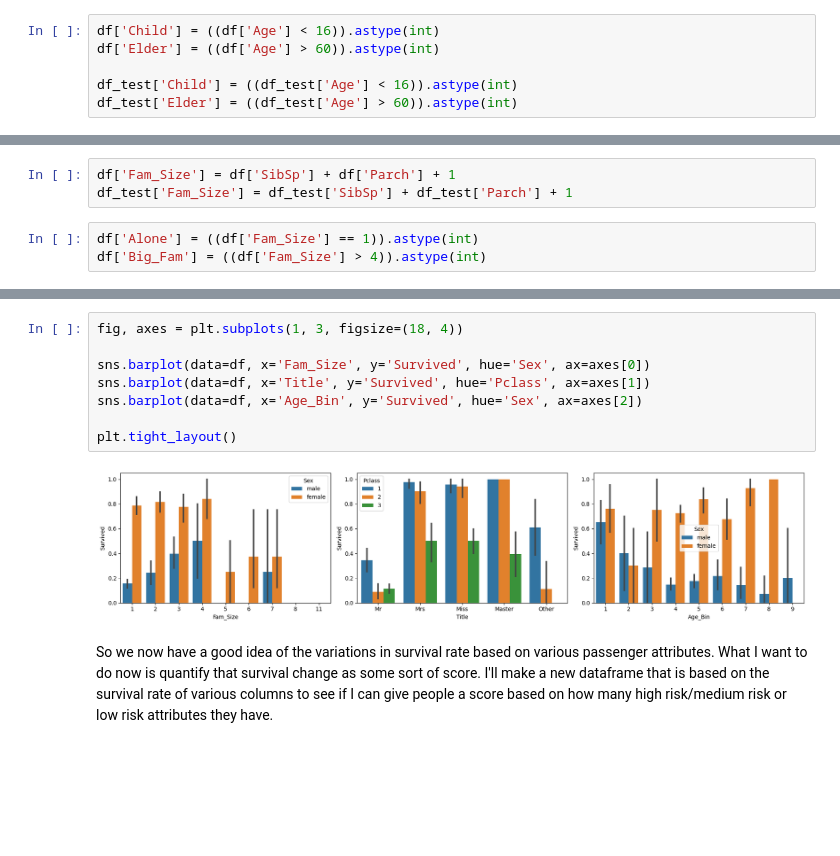
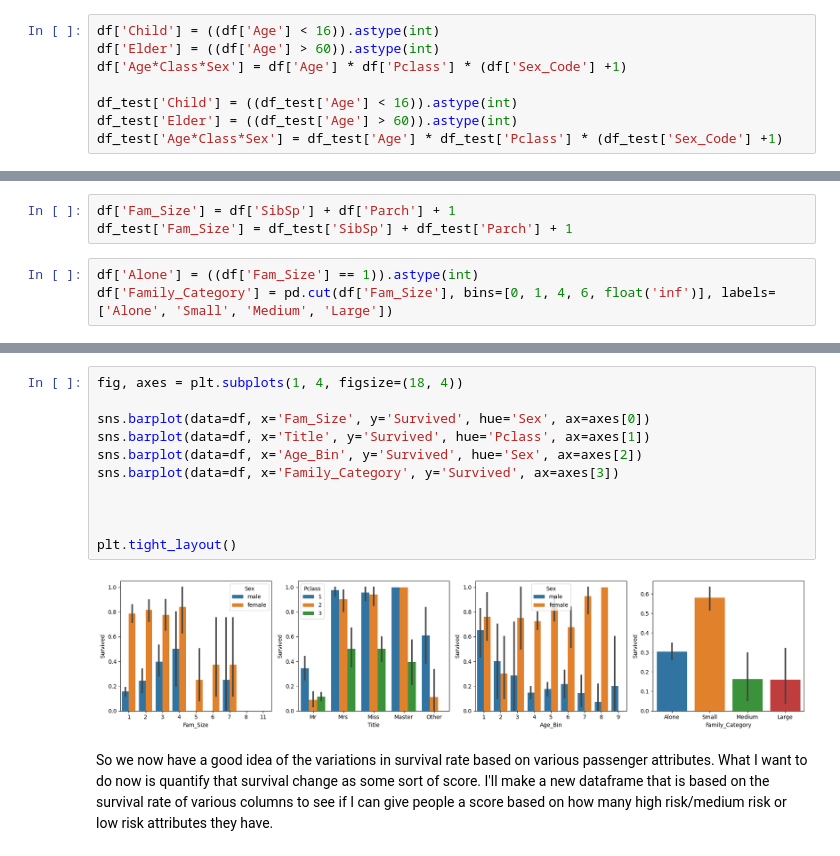
Before and after one commit to mredshaw/AI_BUS, a Jupyter notebook: AI_BUS_A1_V2.ipynb, the cells around one changed output, grey strips where cells are left out. Drawn from its saved outputs; the diff is of its cells as text; blank space fills up the shorter version.

```diff
--- a/AI_BUS_A1_V2.ipynb
+++ b/AI_BUS_A1_V2.ipynb
@@ -262,6 +262,8 @@ Since age seems to be a major defining factor in survival rates, I want to make
 # %%
 df['Child'] = ((df['Age'] < 16)).astype(int)
 df['Elder'] = ((df['Age'] > 60)).astype(int)
+df['Age*Class*Sex'] = df['Age'] * df['Pclass'] * (df['Sex_Code'] +1)
 
 df_test['Child'] = ((df_test['Age'] < 16)).astype(int)
 df_test['Elder'] = ((df_test['Age'] > 60)).astype(int)
+df_test['Age*Class*Sex'] = df_test['Age'] * df_test['Pclass'] * (df_test['Sex_Code'] +1)
@@ -418,6 +429,6 @@ df['Fam_Size'] = df['SibSp'] + df['Parch'] + 1
 df_test['Fam_Size'] = df_test['SibSp'] + df_test['Parch'] + 1
 # %%
 df['Alone'] = ((df['Fam_Size'] == 1)).astype(int)
-df['Big_Fam'] = ((df['Fam_Size'] > 4)).astype(int)
+df['Family_Category'] = pd.cut(df['Fam_Size'], bins=[0, 1, 4, 6, float('inf')], labels=['Alone', 'Small', 'Medium', 'Large'])
 # %%
 df_test['Alone'] = ((df_test['Fam_Size'] == 1)).astype(int)
@@ -425,13 +444,16 @@ df_test['Big_Fam'] = ((df_test['Fam_Size'] > 4)).astype(int)
 # %%
-fig, axes = plt.subplots(1, 3, figsize=(18, 4))
+fig, axes = plt.subplots(1, 4, figsize=(18, 4))
 
 sns.barplot(data=df, x='Fam_Size', y='Survived', hue='Sex', ax=axes[0])
 sns.barplot(data=df, x='Title', y='Survived', hue='Pclass', ax=axes[1])
 sns.barplot(data=df, x='Age_Bin', y='Survived', hue='Sex', ax=axes[2])
+sns.barplot(data=df, x='Family_Category', y='Survived', ax=axes[3])
+
+
 
 plt.tight_layout()
 # %% [output]
-[figure, old version]
+[figure, new version]
 # %% [markdown]
 So we now have a good idea of the variations in survival rate based on various passenger attributes. What I want to do now is quantify that survival change as some sort of score. I'll make a new dataframe that is based on the survival rate of various columns to see if I can give people a score based on how many high risk/medium risk or low risk attributes they have.
 # %%
```
Also changed, not shown: parts of 45 cells of this notebook.
